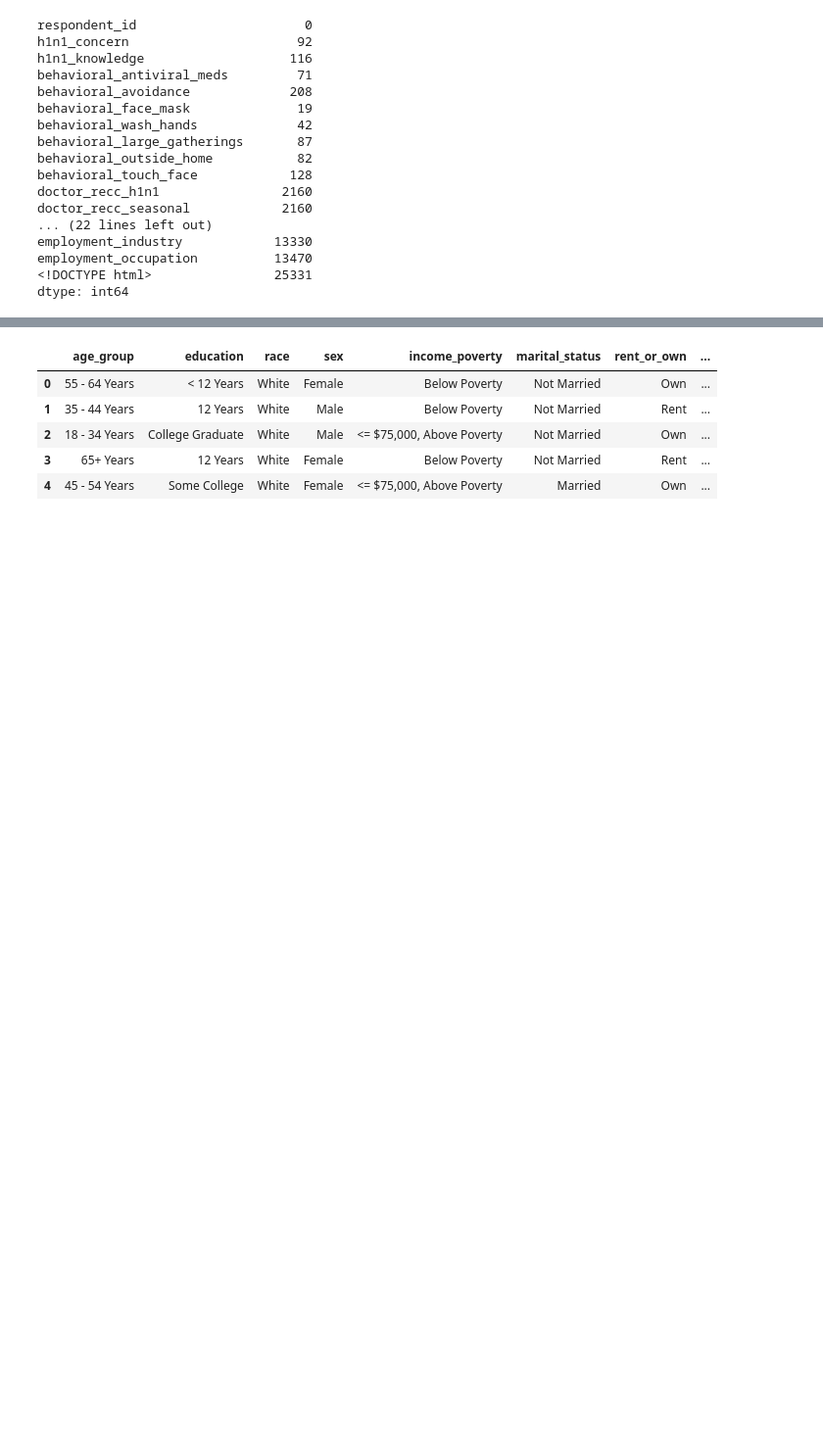
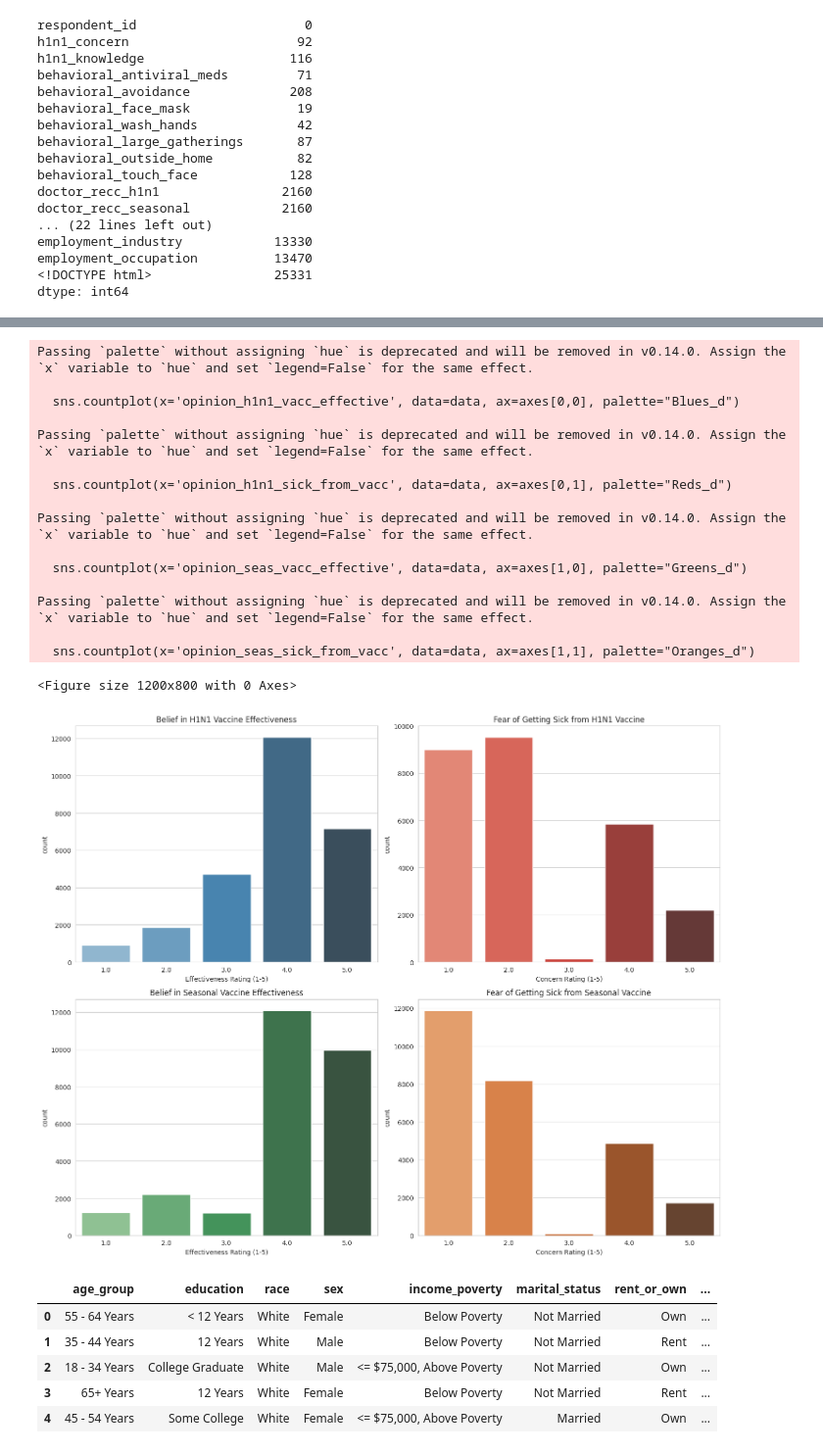
Before and after one commit to albert-raphael/alpha-group, a Jupyter notebook: Notebooks/flu shot.ipynb, the cells around one changed output, grey strips where cells are left out. Shown at 98% size. Cells and saved outputs as stored; diff of their text form; code cells hidden in the pictures; blank space fills up the shorter version.

```diff
--- a/Notebooks/flu shot.ipynb
+++ b/Notebooks/flu shot.ipynb
@@ -258,3 +670,52 @@ Error: Columns 'h1n1_vaccine' or 'seasonal_vaccine' are missing in the data.
+# %%
+import seaborn as sns
+import matplotlib.pyplot as plt
+
+# Set style
+sns.set_style("whitegrid")
+plt.figure(figsize=(12, 8))
+
+# Create subplots for vaccine opinions
+fig, axes = plt.subplots(2, 2, figsize=(15, 12))
+
+# Plot H1N1 vaccine opinions
+sns.countplot(x='opinion_h1n1_vacc_effective', data=data, ax=axes[0,0], palette="Blues_d")
+axes[0,0].set_title("Belief in H1N1 Vaccine Effectiveness")
+axes[0,0].set_xlabel("Effectiveness Rating (1-5)")
+
+sns.countplot(x='opinion_h1n1_sick_from_vacc', data=data, ax=axes[0,1], palette="Reds_d")
+axes[0,1].set_title("Fear of Getting Sick from H1N1 Vaccine")
+axes[0,1].set_xlabel("Concern Rating (1-5)")
+
+# Plot seasonal vaccine opinions
+sns.countplot(x='opinion_seas_vacc_effective', data=data, ax=axes[1,0], palette="Greens_d")
+axes[1,0].set_title("Belief in Seasonal Vaccine Effectiveness")
+axes[1,0].set_xlabel("Effectiveness Rating (1-5)")
+
+sns.countplot(x='opinion_seas_sick_from_vacc', data=data, ax=axes[1,1], palette="Oranges_d")
+axes[1,1].set_title("Fear of Getting Sick from Seasonal Vaccine")
+axes[1,1].set_xlabel("Concern Rating (1-5)")
+
+plt.tight_layout()
+plt.show()
+# %% [output]
+Passing `palette` without assigning `hue` is deprecated and will be removed in v0.14.0. Assign the `x` variable to `hue` and set `legend=False` for the same effect.
+
+  sns.countplot(x='opinion_h1n1_vacc_effective', data=data, ax=axes[0,0], palette="Blues_d")
+
+Passing `palette` without assigning `hue` is deprecated and will be removed in v0.14.0. Assign the `x` variable to `hue` and set `legend=False` for the same effect.
+
+  sns.countplot(x='opinion_h1n1_sick_from_vacc', data=data, ax=axes[0,1], palette="Reds_d")
+
+Passing `palette` without assigning `hue` is deprecated and will be removed in v0.14.0. Assign the `x` variable to `hue` and set `legend=False` for the same effect.
+
+  sns.countplot(x='opinion_seas_vacc_effective', data=data, ax=axes[1,0], palette="Greens_d")
+
+Passing `palette` without assigning `hue` is deprecated and will be removed in v0.14.0. Assign the `x` variable to `hue` and set `legend=False` for the same effect.
+
+  sns.countplot(x='opinion_seas_sick_from_vacc', data=data, ax=axes[1,1], palette="Oranges_d")
+<Figure size 1200x800 with 0 Axes>
+[figure, added]
 # %%
 #Next Finding the categorical features present in the data¶
 
```
Also changed, not shown: parts of 25 cells of this notebook.
